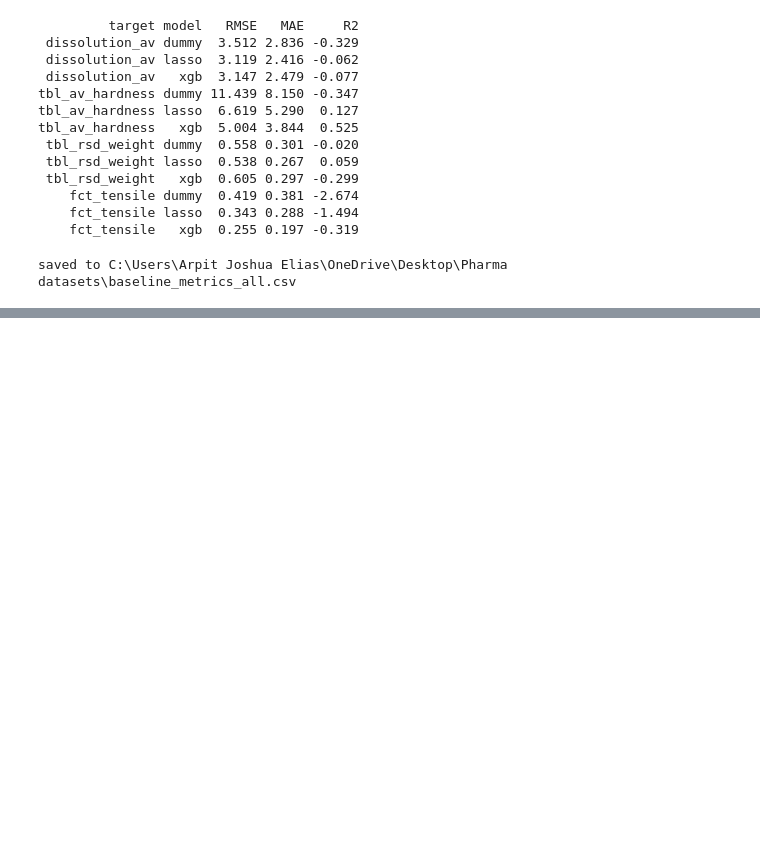
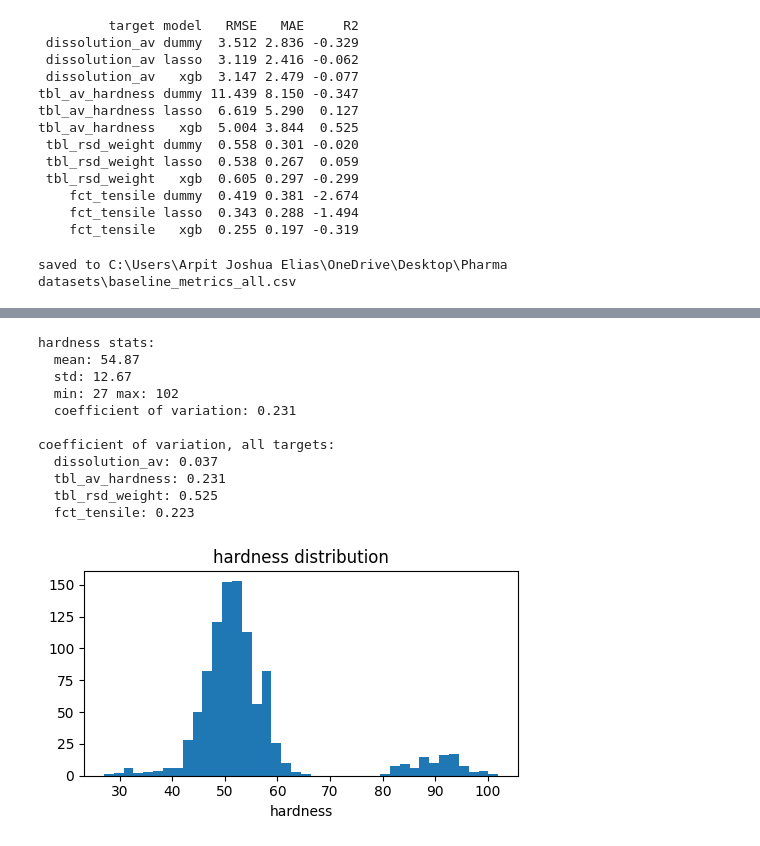
Before and after one commit to arpitelias/mt-trajnet-thesis, a Jupyter notebook: notebooks/01_preprocessing_and_baselines.ipynb, the cells around one changed output, grey strips where cells are left out. Cells and saved outputs as stored; diff of their text form; code cells hidden in the pictures; blank space fills up the shorter version.

Commit message:
Add RQ2 single-task comparison, baseline consolidation, hardness diagnostic; corrected follow-up doc

```diff
--- a/notebooks/01_preprocessing_and_baselines.ipynb
+++ b/notebooks/01_preprocessing_and_baselines.ipynb
@@ -329,0 +403,33 @@ saved to C:\Users\Arpit Joshua Elias\OneDrive\Desktop\Pharma datasets\baseline_m
+# %%
+import matplotlib.pyplot as plt
+import pandas as pd
+
+h=y["tbl_av_hardness"].values
+print("hardness stats:")
+print("  mean:",round(h.mean(),2))
+print("  std:",round(h.std(),2))
+print("  min:",round(h.min(),2),"max:",round(h.max(),2))
+print("  coefficient of variation:",round(h.std()/h.mean(),3))
+
+# compare CV across all four targets for context
+print("\ncoefficient of variation, all targets:")
+for t in ["dissolution_av","tbl_av_hardness","tbl_rsd_weight","fct_tensile"]:
+    v=y[t].values
+    print(f"  {t}: {round(v.std()/v.mean(),3)}")
+
+plt.figure(figsize=(5,3))
+plt.hist(h,bins=40); plt.title("hardness distribution"); plt.xlabel("hardness")
+plt.tight_layout(); plt.show()
+# %% [output]
+hardness stats:
+  mean: 54.87
+  std: 12.67
+  min: 27 max: 102
+  coefficient of variation: 0.231
+
+coefficient of variation, all targets:
+  dissolution_av: 0.037
+  tbl_av_hardness: 0.231
+  tbl_rsd_weight: 0.525
+  fct_tensile: 0.223
+[figure, added]
```
Also changed, not shown: parts of 5 cells of this notebook, 5 other files.
